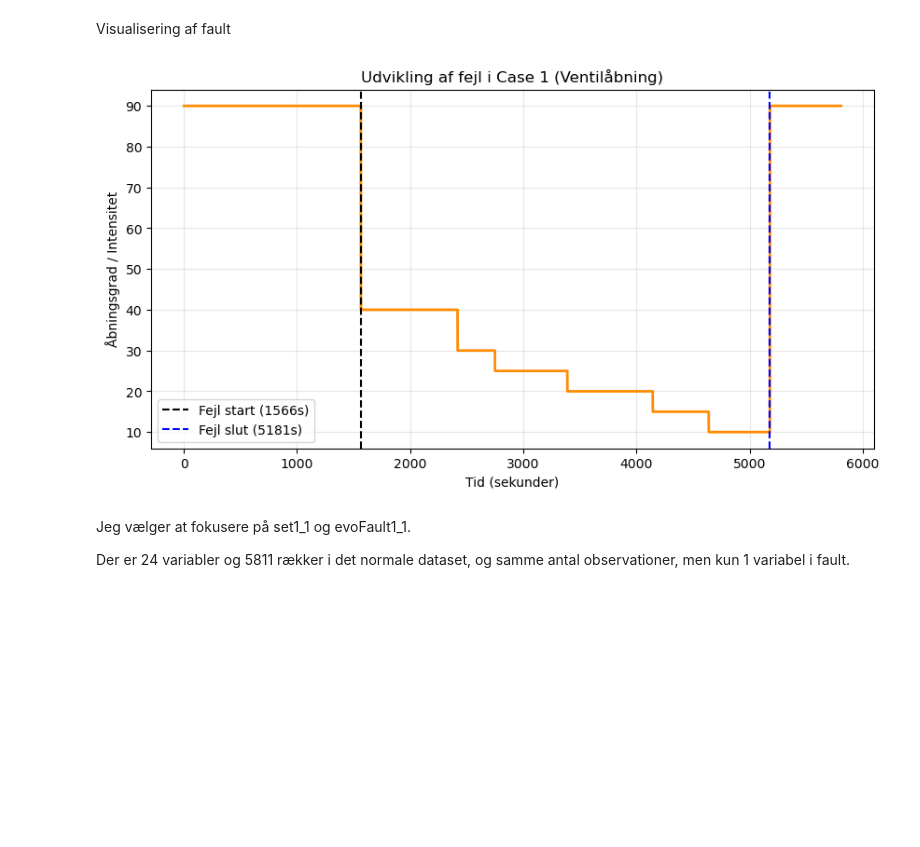
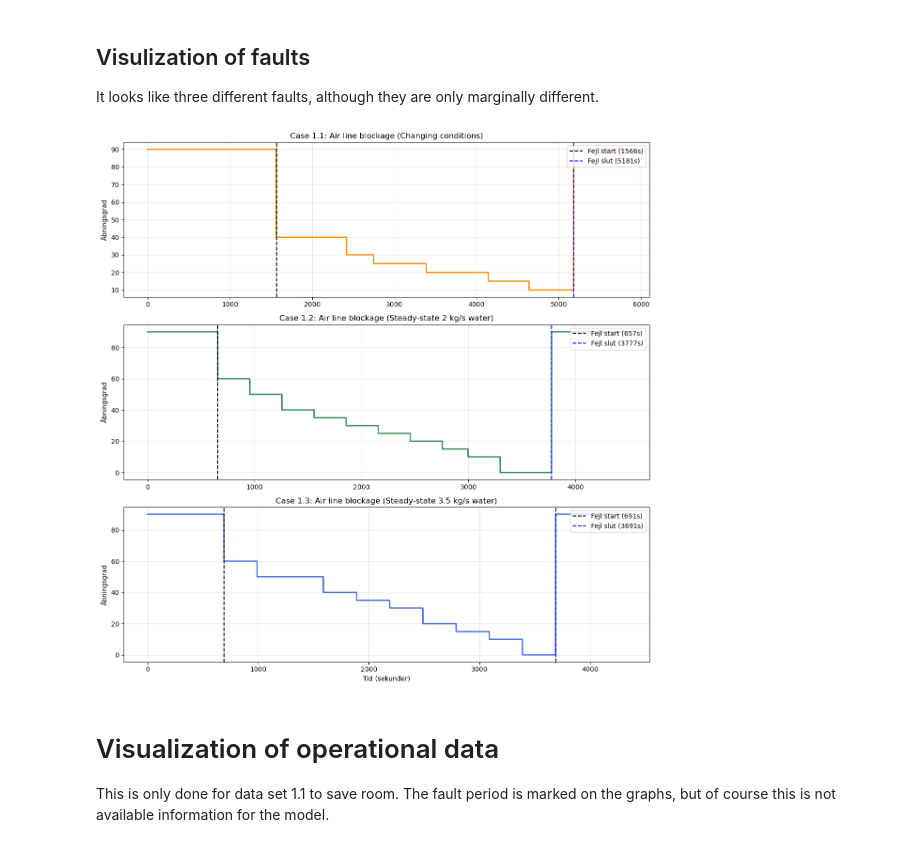
Before and after one commit to PeterAndersen-sdu/Fault-detection-project, a Jupyter notebook: project.ipynb, the cells around one changed output. Drawn from its saved outputs; the diff is of its cells as text; code cells hidden in the pictures; blank space fills up the shorter version.

```diff
--- a/project.ipynb
+++ b/project.ipynb
@@ -66,25 +92,45 @@ EvoFault1_3 shape: (4321, 1)
 # %% [markdown]
-Visualisering af fault
+## Visulization of faults
+It looks like three different faults, although they are only marginally different.
 # %%
 import matplotlib.pyplot as plt
 
-# Vi antager nu, at EvoFault1_1 indeholder selve fejlsignalet (ventil-åbning)
-plt.figure(figsize=(10, 5))
-plt.plot(df_fault_signal["Valve_Opening_Percent"], color='darkorange', linewidth=2)
+# Vi opretter en figur med 3 subplots under hinanden
+fig, axes = plt.subplots(3, 1, figsize=(12, 12), sharex=False)
 
-# Markér start og slut jf. artiklens Tabel 4 for datasæt 1.1
-plt.axvline(x=1566, color='black', linestyle='--', label='Fejl start (1566s)')
-plt.axvline(x=5181, color='blue', linestyle='--', label='Fejl slut (5181s)')
-plt.title("Udvikling af fejl i Case 1 (Ventilåbning)")
-plt.xlabel("Tid (sekunder)")
-plt.ylabel("Åbningsgrad / Intensitet")
-plt.grid(True, alpha=0.3)
-plt.legend()
+# --- Plot for Sæt 1.1 (Changing conditions) ---
+axes[0].plot(df1_1_gt["Valve_Opening_Percent"], color='darkorange', linewidth=2)
+axes[0].axvline(x=1566, color='black', linestyle='--', label='Fejl start (1566s)')
+axes[0].axvline(x=5181, color='blue', linestyle='--', label='Fejl slut (5181s)')
+axes[0].set_title("Case 1.1: Air line blockage (Changing conditions)")
+axes[0].set_ylabel("Åbningsgrad")
+axes[0].legend(loc='upper right')
+axes[0].grid(True, alpha=0.3)
+
+# --- Plot for Sæt 1.2 (Steady-state 1) ---
+axes[1].plot(df1_2_gt["Valve_Opening_Percent"], color='seagreen', linewidth=2)
+axes[1].axvline(x=657, color='black', linestyle='--', label='Fejl start (657s)')
+axes[1].axvline(x=3777, color='blue', linestyle='--', label='Fejl slut (3777s)')
+axes[1].set_title("Case 1.2: Air line blockage (Steady-state 2 kg/s water)")
+axes[1].set_ylabel("Åbningsgrad")
+axes[1].legend(loc='upper right')
+axes[1].grid(True, alpha=0.3)
+
+# --- Plot for Sæt 1.3 (Steady-state 2) ---
+axes[2].plot(df1_3_gt["Valve_Opening_Percent"], color='royalblue', linewidth=2)
+axes[2].axvline(x=691, color='black', linestyle='--', label='Fejl start (691s)')
+axes[2].axvline(x=3691, color='blue', linestyle='--', label='Fejl slut (3691s)')
+axes[2].set_title("Case 1.3: Air line blockage (Steady-state 3.5 kg/s water)")
+axes[2].set_xlabel("Tid (sekunder)")
+axes[2].set_ylabel("Åbningsgrad")
+axes[2].legend(loc='upper right')
+axes[2].grid(True, alpha=0.3)
+
+plt.tight_layout()
 plt.show()
 # %% [output]
-[figure, old version]
+[figure, new version]
 # %% [markdown]
-Jeg vælger at fokusere på set1_1 og evoFault1_1.
-
-Der er 24 variabler og 5811 rækker i det normale dataset, og samme antal observationer, men kun 1 variabel i fault.
+# Visualization of operational data
+This is only done for data set 1.1 to save room. The fault period is marked on the graphs, but of course this is not available information for the model.
 # %%
```
Also changed, not shown: parts of 19 cells of this notebook.
